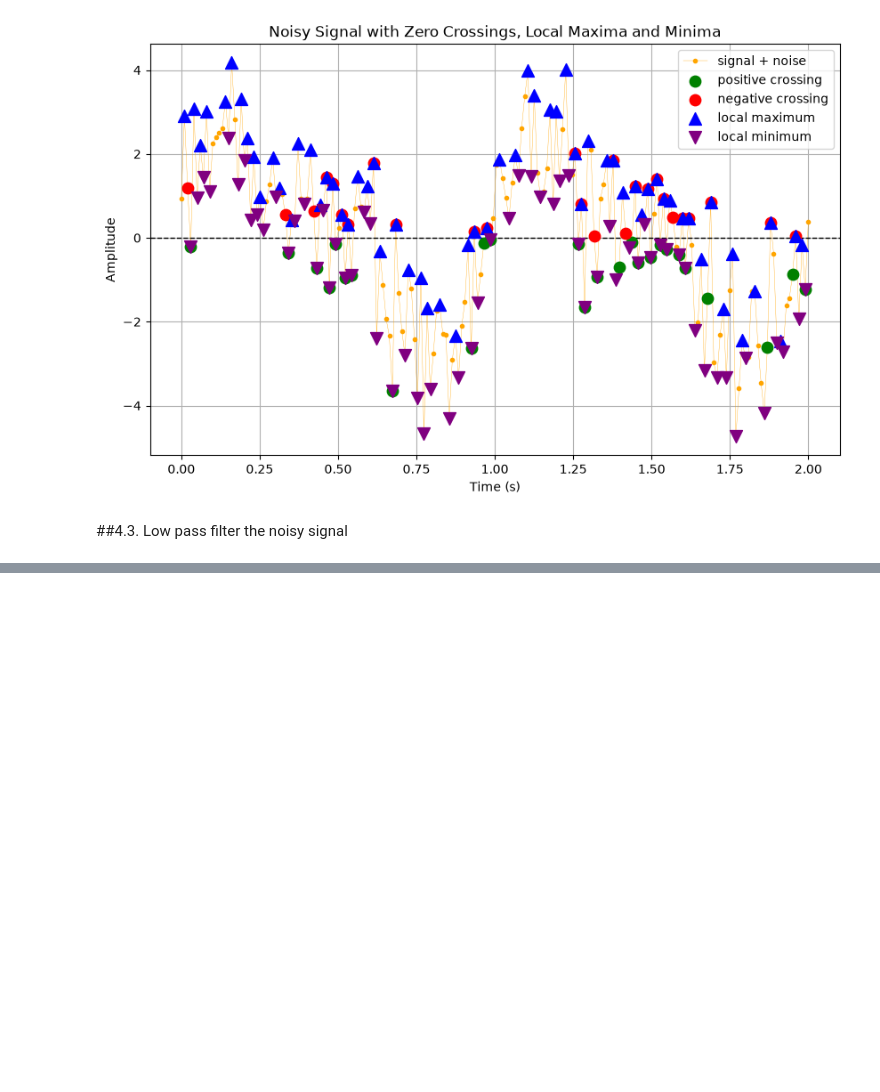
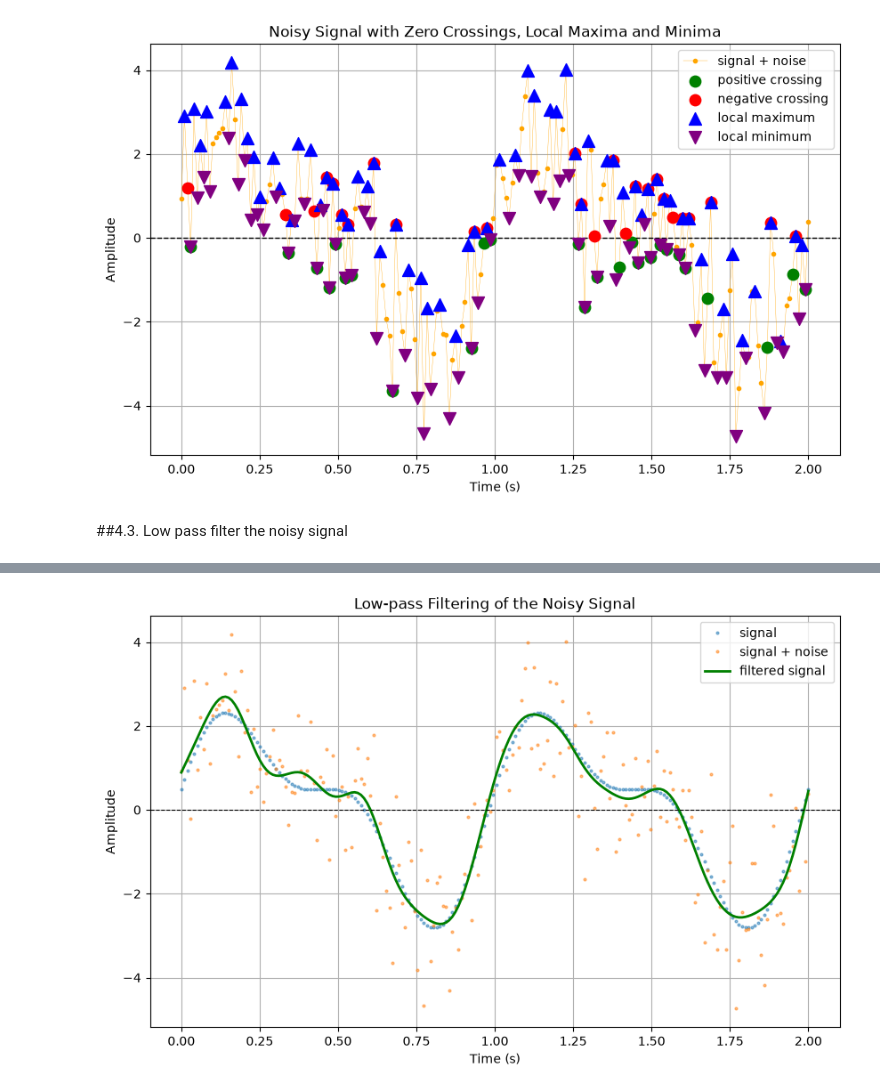
Before and after one commit to sdurand875-spec/IEAP-python-series03, a Jupyter notebook: Section/part4_noisy_signal.ipynb, the cells around one changed output, grey strips where cells are left out. Saved outputs shown, nothing was run; the diff lists cells and outputs as text; code cells hidden in the pictures; blank space fills up the shorter version.

```diff
--- a/Section/part4_noisy_signal.ipynb
+++ b/Section/part4_noisy_signal.ipynb
@@ -400,0 +251,91 @@ Sampling frequency (Hz): 99.5
+# %%
+ #1. Calculate the sampling frequency
+# ==========================================
+
+dt = np.mean(np.diff(time))
+fs = 100
+
+print("Sampling frequency (Hz):", fs)
+
+
+# ==========================================
+# 2. Define the low-pass filter
+# ==========================================
+
+cutoff_frequency = 5      # Hz
+filter_order = 4
+
+# Create Butterworth low-pass filter
+b, a = butter(
+    filter_order,
+    cutoff_frequency,
+    btype='low',
+    fs=fs
+)
+
+
+# ==========================================
+# 3. Apply the filter
+# ==========================================
+
+filtered_signal = filtfilt(
+    b,
+    a,
+    signal_noisy
+)
+
+
+# ==========================================
+# 4. Plot the signals
+# ==========================================
+
+plt.figure(figsize=(10, 6))
+
+# Original clean signal
+plt.plot(
+    time,
+    signal,
+    'o',
+    markersize=2,
+    alpha=0.5,
+    label='signal'
+)
+
+# Noisy signal
+plt.plot(
+    time,
+    signal_noisy,
+    'o',
+    markersize=2,
+    alpha=0.5,
+    label='signal + noise'
+)
+
+# Filtered signal
+plt.plot(
+    time,
+    filtered_signal,
+    color='green',
+    linewidth=2,
+    label='filtered signal'
+)
+
+
+# Zero reference line
+plt.axhline(
+    y=0,
+    color='black',
+    linestyle='--',
+    linewidth=0.8
+)
+
+
+plt.xlabel("Time (s)")
+plt.ylabel("Amplitude")
+plt.title("Low-pass Filtering of the Noisy Signal")
+
+plt.legend()
+plt.grid(True)
+
+plt.show()
+# %% [output]
@@ -400,0 +343 @@ Sampling frequency (Hz): 99.5
+[figure, added]
```
Also changed, not shown: parts of 8 cells of this notebook.
